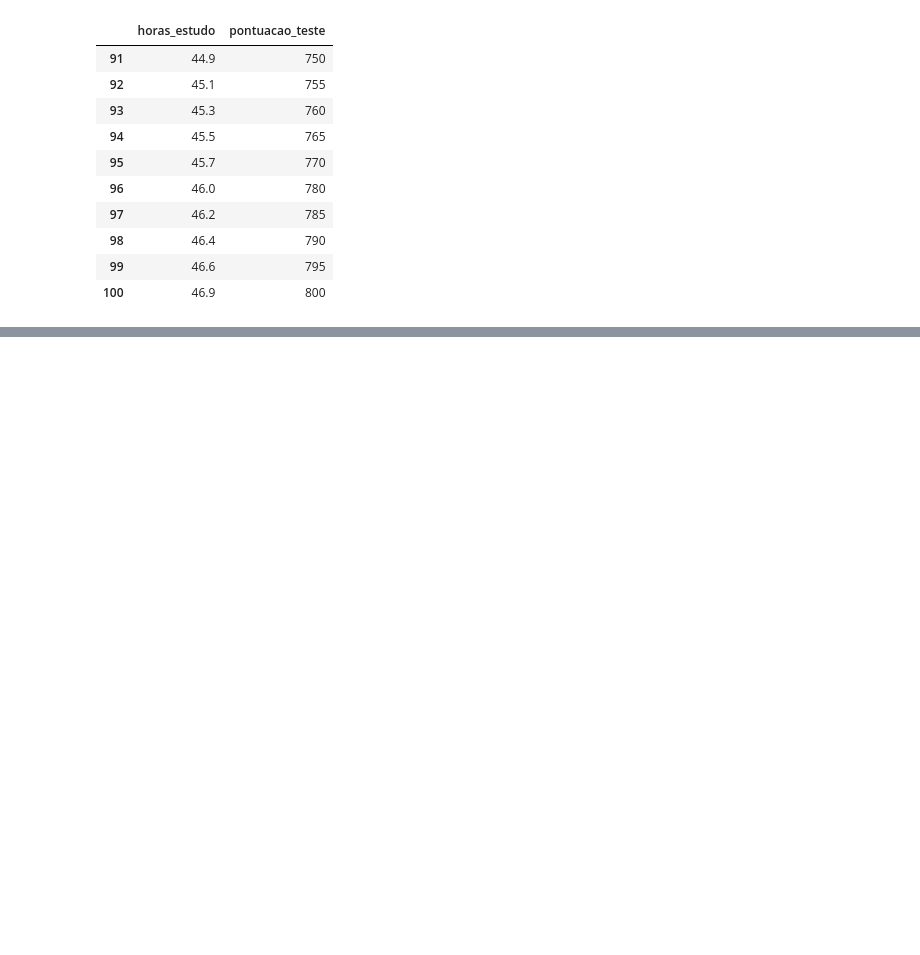
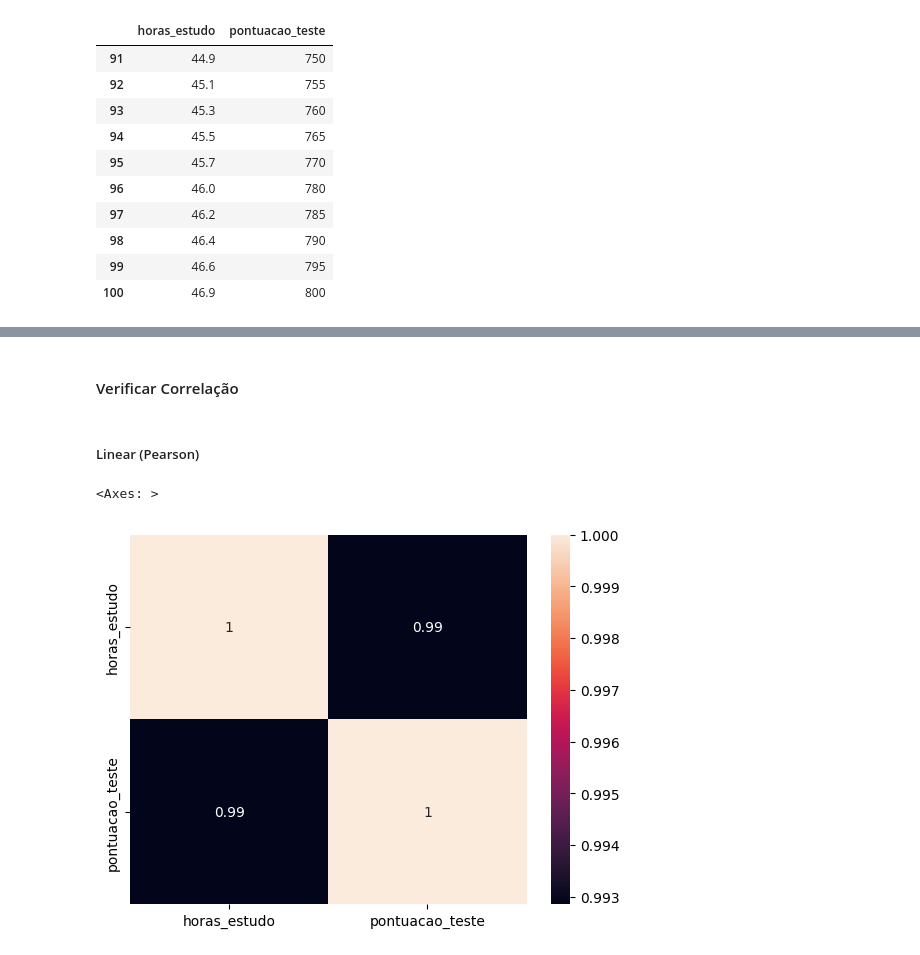
Before and after one commit to danilosalvador/ml_regressao_linear_simples, a Jupyter notebook: modelo_pontuacao.ipynb, the cells around one changed output, grey strips where cells are left out. Cells and saved outputs as stored; diff of their text form; code cells hidden in the pictures; blank space fills up the shorter version.

```diff
--- a/modelo_pontuacao.ipynb
+++ b/modelo_pontuacao.ipynb
@@ -56,0 +93,9 @@ df_pontuacao.tail(10)
+# %% [markdown]
+#### Verificar Correlação
+# %% [markdown]
+##### Linear (Pearson)
+# %%
+sns.heatmap(df_pontuacao.corr('pearson'), annot=True)
+# %% [output]
+<Axes: >
+[figure, added]
```
Also changed, not shown: parts of 14 cells of this notebook.
